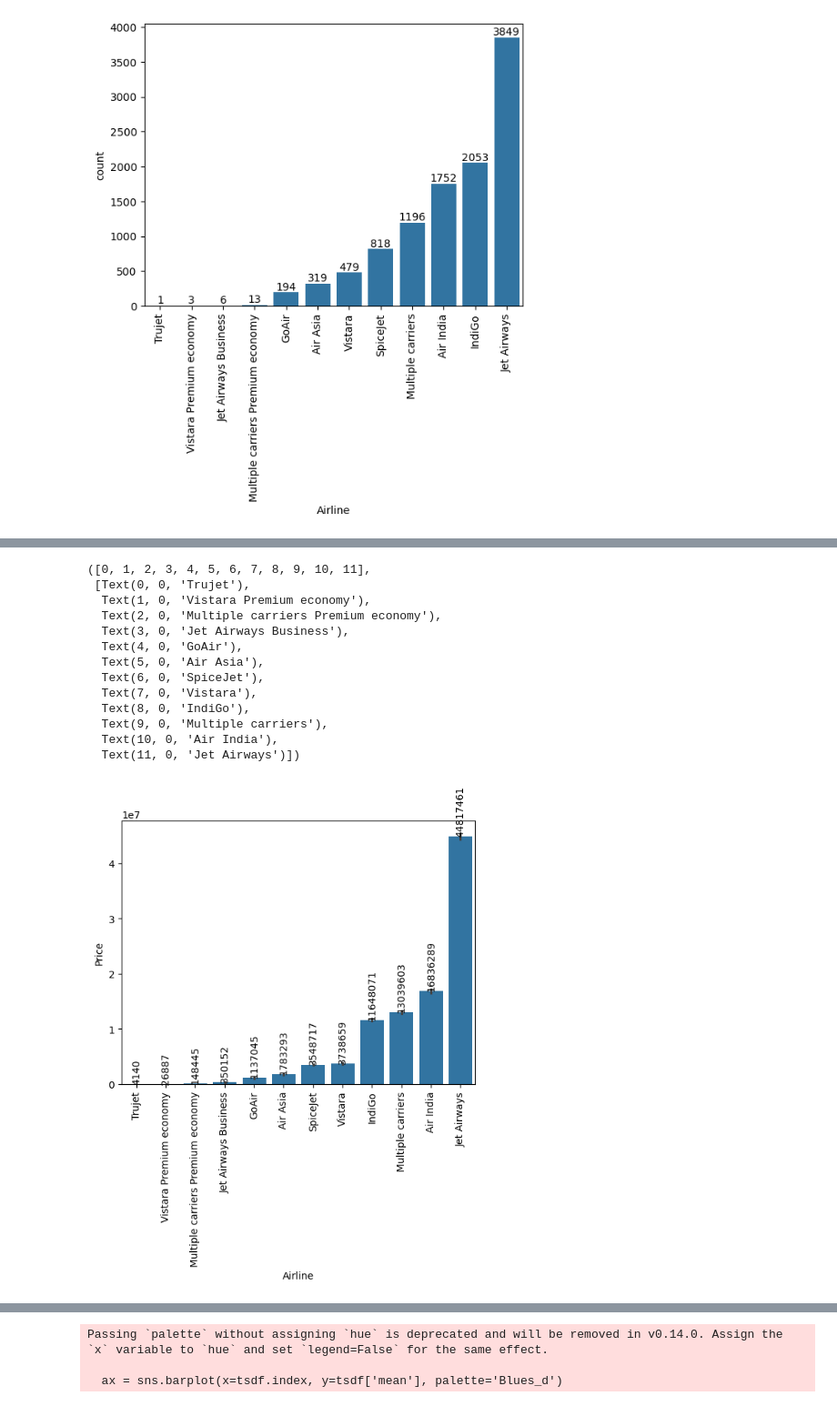
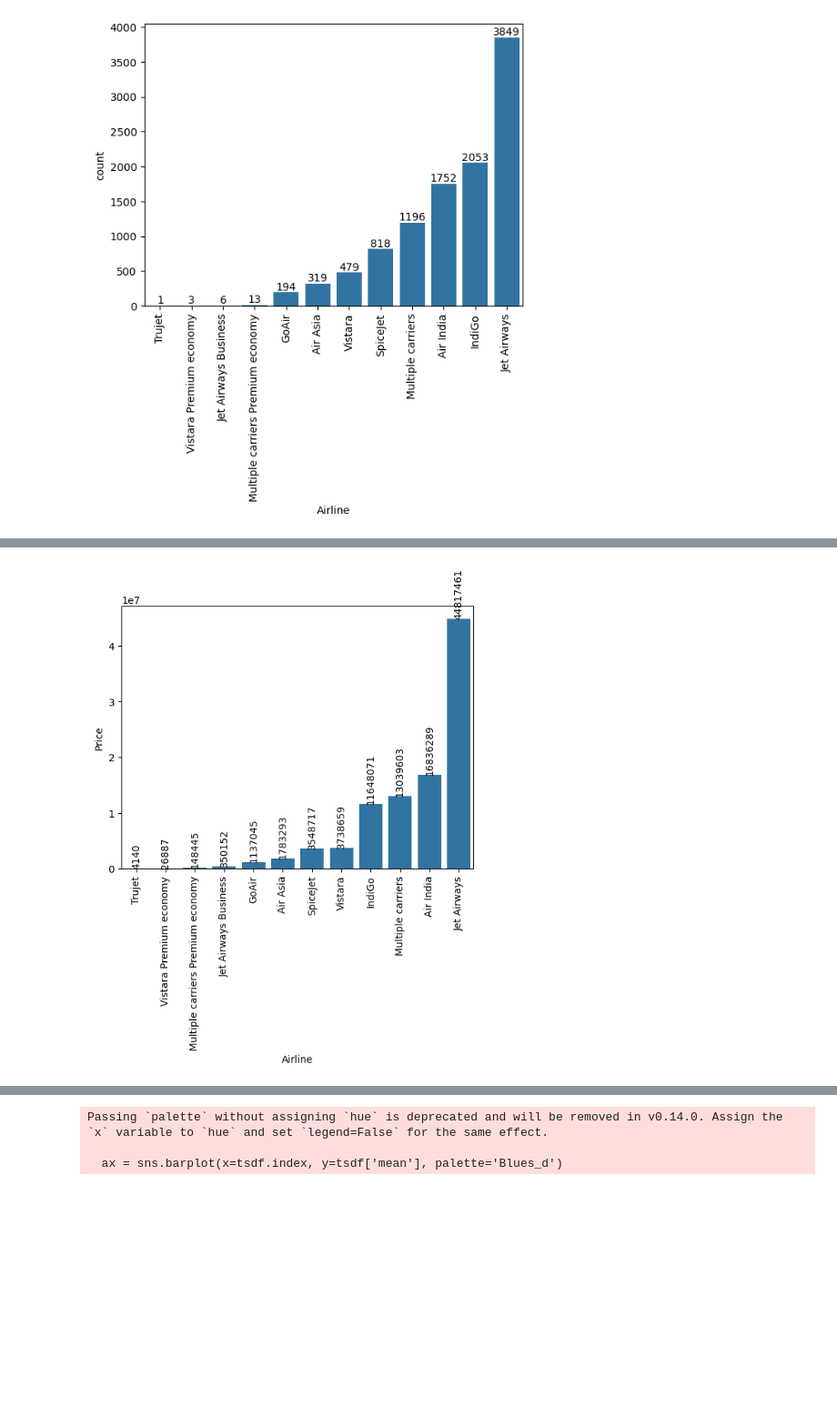
Before and after one commit to omkarbhat1995/Airline, a Jupyter notebook: Analysis.ipynb, the cells around one changed output, grey strips where cells are left out. Shown at 91% size. Saved outputs shown, nothing was run; the diff lists cells and outputs as text; code cells hidden in the pictures; blank space fills up the shorter version.

```diff
--- a/Analysis.ipynb
+++ b/Analysis.ipynb
@@ -68,6 +75,9 @@ Delhi        2196
 Hyderabad     697
 Kolkata       381
 Name: count, dtype: int64
+# %%
+df['Total_Stops'].isnull().sum()
+df.fillna({'Total_Stops': df['Total_Stops'].mode()[0]}, inplace=True)
 # %%
 df['Destination']=df['Destination'].replace('New Delhi', 'Delhi')
 # %%
@@ -81,7 +91,6 @@ non-stop    3491
 4 stops        1
 Name: count, dtype: int64
 # %%
-df['Date_of_Journey']=pd.to_datetime(df['Date_of_Journey'], format='%d-%m-%Y')
 df['Arrival_Time'].value_counts()
 # %% [output]
 Arrival_Time
@@ -179,25 +184,13 @@ ax.bar_label(cast(BarContainer, ax.containers[0]))
 [figure]
 # %%
 # Price Distribution against Airlines
-airline_price = df.groupby('Airline')['Price'].sum().sort_values(ascending=True)
-ax = sns.barplot(x='Airline', y='Price', data=df, estimator='sum',order=airline_price.index)
-ax.bar_label(cast(BarContainer, ax.containers[0]),rotation=90,fmt='%.0f')
+airline_price = df.groupby('Airline')['Price'].sum().sort_values()
+ax = sns.barplot(x='Airline', y='Price', data=df, estimator='sum',order=airline_price.index,errorbar=None)
+ax.bar_label(ax.containers[0],rotation=90,fmt='%.0f')
 plt.xticks(rotation=90)
+plt.savefig('presentation/2_Price_Distribution_Airline.png', dpi=300, bbox_inches='tight')
 # %% [output]
-([0, 1, 2, 3, 4, 5, 6, 7, 8, 9, 10, 11],
- [Text(0, 0, 'Trujet'),
-  Text(1, 0, 'Vistara Premium economy'),
-  Text(2, 0, 'Multiple carriers Premium economy'),
-  Text(3, 0, 'Jet Airways Business'),
-  Text(4, 0, 'GoAir'),
-  Text(5, 0, 'Air Asia'),
-  Text(6, 0, 'SpiceJet'),
-  Text(7, 0, 'Vistara'),
-  Text(8, 0, 'IndiGo'),
-  Text(9, 0, 'Multiple carriers'),
-  Text(10, 0, 'Air India'),
-  Text(11, 0, 'Jet Airways')])
-[figure, old version]
+[figure, new version]
 # %%
 # Distribution of Price against Source
 source_price = df.groupby('Source')['Price'].sum().sort_values(ascending=True)
```
Also changed, not shown: parts of 15 cells of this notebook.
